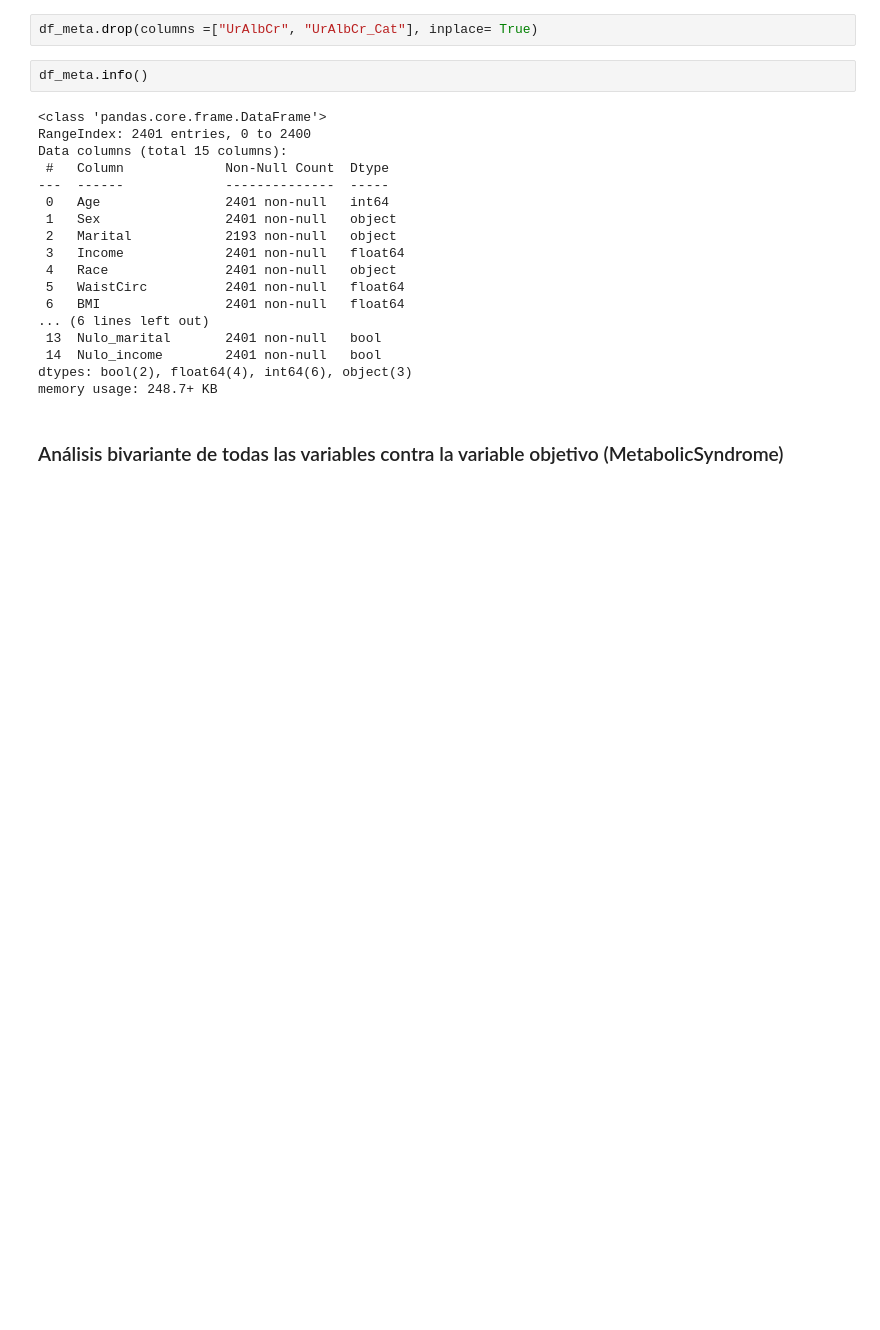
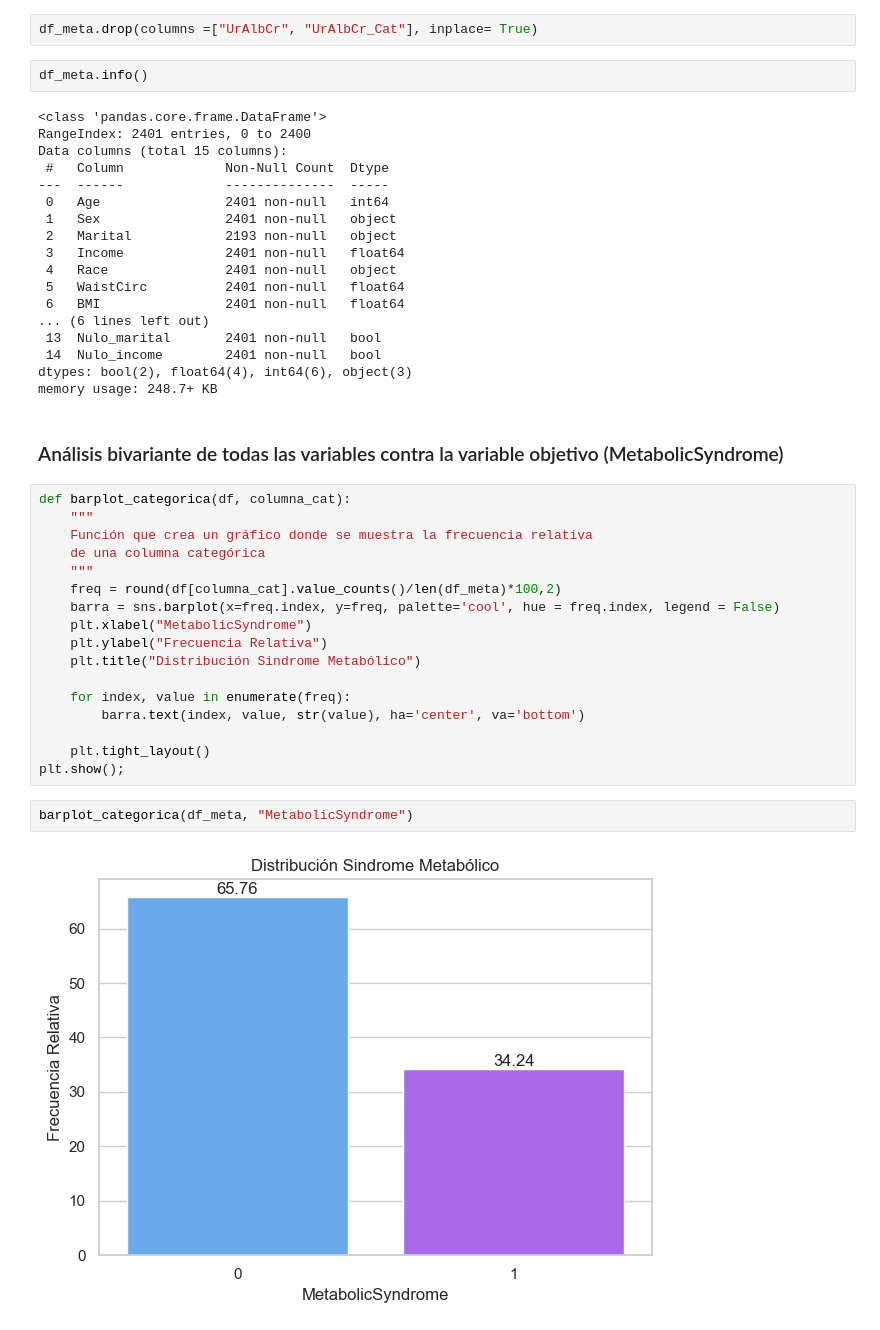
Before and after one commit to nessapatino/ONLINE_DS_THEBRIDGE_VANEPATINO, a Jupyter notebook: EDA/src/notebooks/analisis.ipynb, the cells around one changed output. Drawn from its saved outputs; the diff is of its cells as text; blank space fills up the shorter version.

```diff
--- a/EDA/src/notebooks/analisis.ipynb
+++ b/EDA/src/notebooks/analisis.ipynb
@@ -389,3 +390,24 @@ dtypes: bool(2), float64(4), int64(6), object(3)
 memory usage: 248.7+ KB
 # %% [markdown]
 ### Análisis bivariante de todas las variables contra la variable objetivo (MetabolicSyndrome)
+# %%
+def barplot_categorica(df, columna_cat):
+    """
+    Función que crea un gráfico donde se muestra la frecuencia relativa
+    de una columna categórica
+    """
+    freq = round(df[columna_cat].value_counts()/len(df_meta)*100,2)
+    barra = sns.barplot(x=freq.index, y=freq, palette='cool', hue = freq.index, legend = False)
+    plt.xlabel("MetabolicSyndrome")
+    plt.ylabel("Frecuencia Relativa")
+    plt.title("Distribución Sindrome Metabólico")
+
+    for index, value in enumerate(freq):
+        barra.text(index, value, str(value), ha='center', va='bottom')
+
+    plt.tight_layout()
+plt.show();
+# %%
+barplot_categorica(df_meta, "MetabolicSyndrome")
+# %% [output]
+[figure, added]
```
Also changed, not shown: parts of 36 cells of this notebook.
